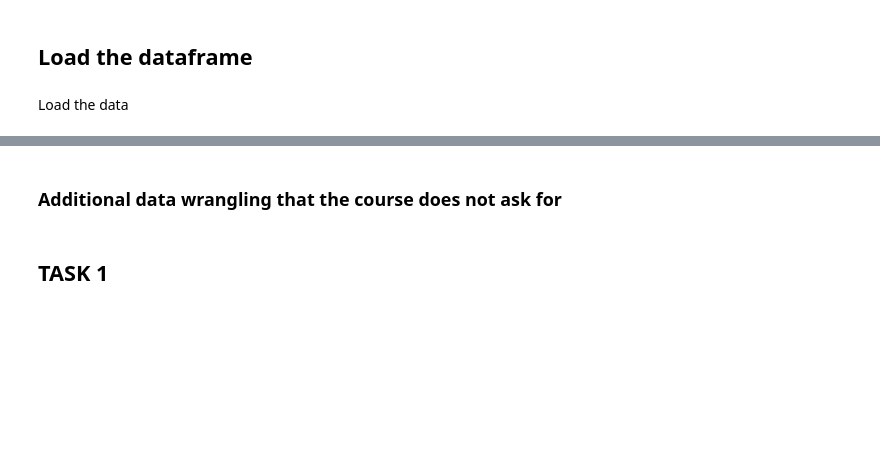
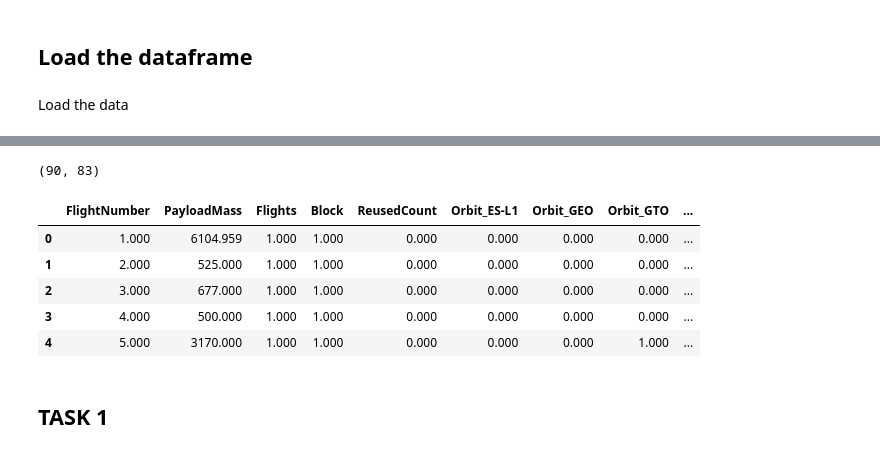
Before and after one commit to tomfuller71/Capstone, a Jupyter notebook: ML_Predict.ipynb, the cells around one changed output, grey strips where cells are left out. Saved outputs shown, nothing was run; the diff lists cells and outputs as text; code cells hidden in the pictures; blank space fills up the shorter version.

```diff
--- a/ML_Predict.ipynb
+++ b/ML_Predict.ipynb
@@ -99,4 +99,5 @@ Load the data
 # %%
 # USE THIS IF YOU WANT TO USE THE LOCAL FILES
 data = pd.read_csv("csv_data/spaceX_part2_data.csv")
-X = pd.read_csv("csv_data/spaceX_part3_data.csv")
+features = pd.read_csv("csv_data/spaceX_part3_data.csv")
+X = features.copy()
@@ -123,2 +103,0 @@ data[data['FlightNumber'].between(44,61, inclusive='both')]
-# %% [markdown]
-### Additional data wrangling that the course does not ask for
@@ -144,3 +104,14 @@ X = pd.get_dummies(X, columns=['Block'])
+# %%
+print(X.shape)
+X.head()
+# %% [output]
+(90, 83)
+|  | FlightNumber | PayloadMass | Flights | Block | ReusedCount | Orbit_ES-L1 | Orbit_GEO | Orbit_GTO | ... |
+| 0 | 1.000 | 6104.959 | 1.000 | 1.000 | 0.000 | 0.000 | 0.000 | 0.000 | ... |
+| 1 | 2.000 | 525.000 | 1.000 | 1.000 | 0.000 | 0.000 | 0.000 | 0.000 | ... |
+| 2 | 3.000 | 677.000 | 1.000 | 1.000 | 0.000 | 0.000 | 0.000 | 0.000 | ... |
+| 3 | 4.000 | 500.000 | 1.000 | 1.000 | 0.000 | 0.000 | 0.000 | 0.000 | ... |
+| 4 | 5.000 | 3170.000 | 1.000 | 1.000 | 0.000 | 0.000 | 0.000 | 1.000 | ... |
 # %% [markdown]
 ## TASK  1
 # %% [markdown]
```
Also changed, not shown: parts of 109 cells of this notebook.
